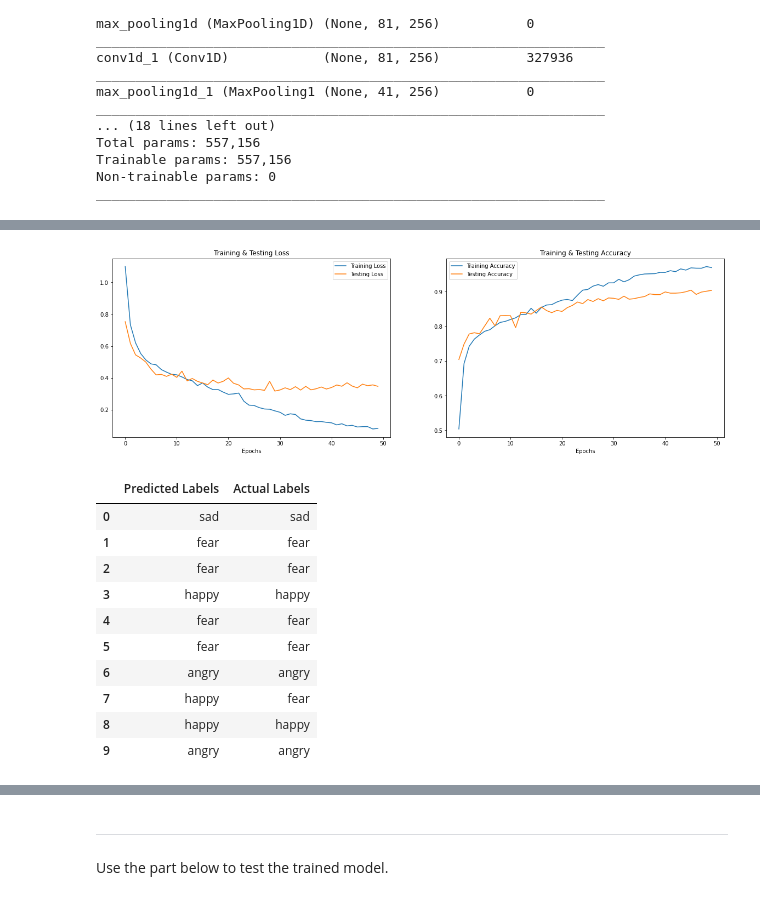
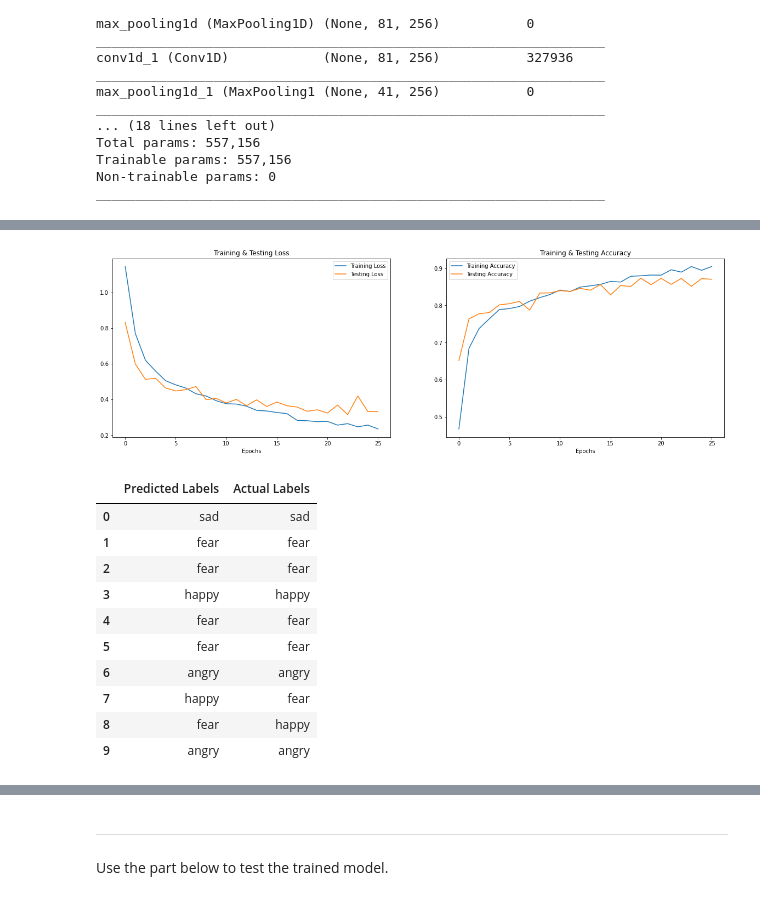
Before and after one commit to wintechis/emotion-detection-and-reaction, a Jupyter notebook: SER/SER_model_Training.ipynb, the cells around one changed output, grey strips where cells are left out. Drawn from its saved outputs; the diff is of its cells as text; code cells hidden in the pictures.

```diff
--- a/SER/SER_model_Training.ipynb
+++ b/SER/SER_model_Training.ipynb
@@ -373,9 +367,9 @@ model.add(MaxPooling1D(pool_size=5, strides = 2, padding = 'same'))
 model.add(Conv1D(256, kernel_size=5, strides=1, padding='same', activation='relu'))
 model.add(MaxPooling1D(pool_size=5, strides = 2, padding = 'same'))
 
-model.add(Conv1D(128, kernel_size=5, strides=1, padding='same', activation='relu'))
-model.add(MaxPooling1D(pool_size=5, strides = 2, padding = 'same'))
-model.add(Dropout(0.2))
+#model.add(Conv1D(128, kernel_size=5, strides=1, padding='same', activation='relu'))
+#model.add(MaxPooling1D(pool_size=5, strides = 2, padding = 'same'))
+#model.add(Dropout(0.2))
 
 model.add(Conv1D(64, kernel_size=5, strides=1, padding='same', activation='relu'))
 model.add(MaxPooling1D(pool_size=5, strides = 2, padding = 'same'))
@@ -438,7 +453,17 @@ def cnn2(X_train, y_train):
     model.compile(optimizer = 'adam' , loss = 'categorical_crossentropy' , metrics = ['accuracy'])
     return model
 # %%
+callback = EarlyStopping(
+    monitor="val_loss",
+    min_delta=0,
+    patience=3,
+    verbose=0,
+    mode="auto",
+    baseline=None,
+    restore_best_weights=False,
+)
+
 rlrp = ReduceLROnPlateau(monitor='loss', factor=0.4, verbose=0, patience=2, min_lr=0.0000001)
-history=model.fit(x_train, y_train, batch_size=64, epochs=50, validation_data=(x_test, y_test), callbacks=[rlrp])
+history=model.fit(x_train, y_train, batch_size=64, epochs=50, validation_data=(x_test, y_test), callbacks=[callback])
 # %% [output]
 Epoch 1/50
@@ -461,7 +486,7 @@ Epoch 50/50
 # %%
 print("Accuracy of our model on test data : " , model.evaluate(x_test,y_test)[1]*100 , "%")
 
-epochs = [i for i in range(50)]
+epochs = [i for i in range(26)]
 fig , ax = plt.subplots(1,2)
 train_acc = history.history['accuracy']
 train_loss = history.history['loss']
@@ -487,4 +512,4 @@ Accuracy of our model on test data :  90.33742547035217 %
-[figure, old version]
+[figure, new version]
 # %%
 # predicting on test data.
 pred_test = model.predict(x_test)
@@ -507,7 +532,7 @@ df.head(10)
 | 5 | fear | fear |
 | 6 | angry | angry |
 | 7 | happy | fear |
-| 8 | happy | happy |
+| 8 | fear | happy |
 | 9 | angry | angry |
 # %%
 cm = confusion_matrix(y_test, y_pred)
```
Also changed, not shown: parts of 10 cells of this notebook, 19 other files.
